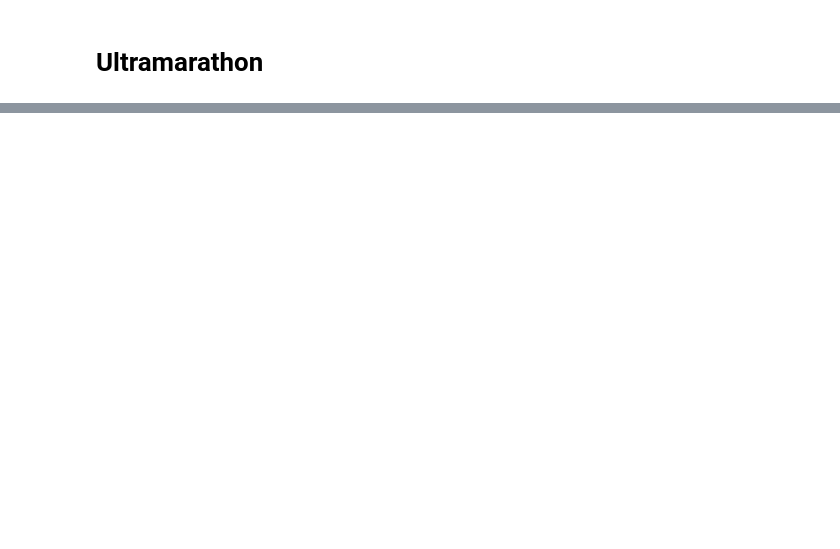
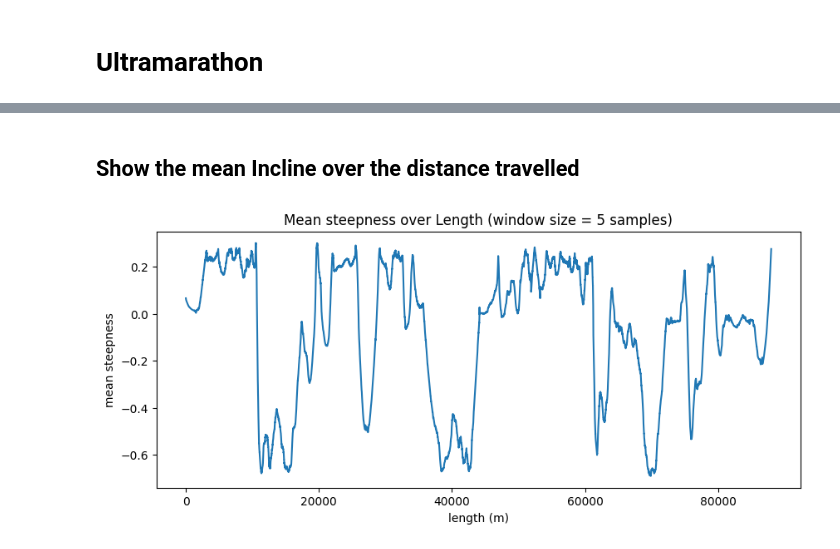
Before and after one commit to danielschafi/cds_im_spitzensport, a Jupyter notebook: ultramarathon/marathon.ipynb, the cells around one changed output, grey strips where cells are left out. Cells and saved outputs as stored; diff of their text form; code cells hidden in the pictures; blank space fills up the shorter version.

```diff
--- a/ultramarathon/marathon.ipynb
+++ b/ultramarathon/marathon.ipynb
@@ -91,0 +92,25 @@ plt.plot(df["length"], df["elevation"])
+# %% [markdown]
+## Show the mean Incline over the distance travelled
+# %%
+# Calculate elevation change between consecutive points
+elevation_diff = df['elevation_smoothed'].diff()
+
+# Calculate distance traveled between consecutive points
+distance_diff = df['length'].diff()
+
+# Calculate steepness (grade/slope)
+df['steepness'] = elevation_diff / distance_diff
+
+
+
+window_size = 5
+df['mean_steepness'] = df["elevation_smoothed"].diff().rolling(window=window_size).mean()
+plt.figure(figsize=(10,4))
+
+plt.plot(df["length"], df["mean_steepness"])
+plt.title(f"Mean steepness over Length (window size = {window_size} samples)")
+plt.xlabel("length (m)")
+plt.ylabel("mean steepness")
+plt.show()
+# %% [output]
+[figure, added]
```
Also changed, not shown: parts of 19 cells of this notebook.
